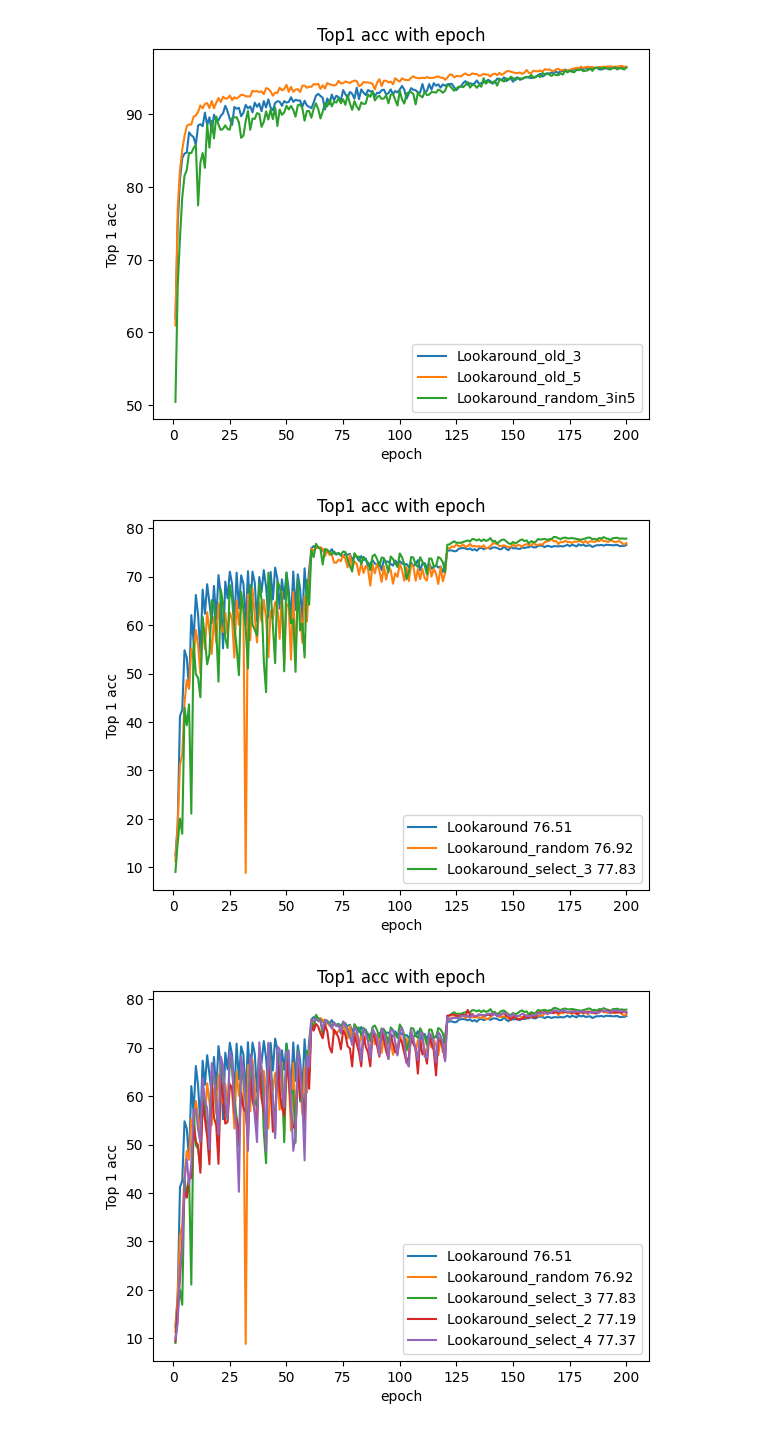
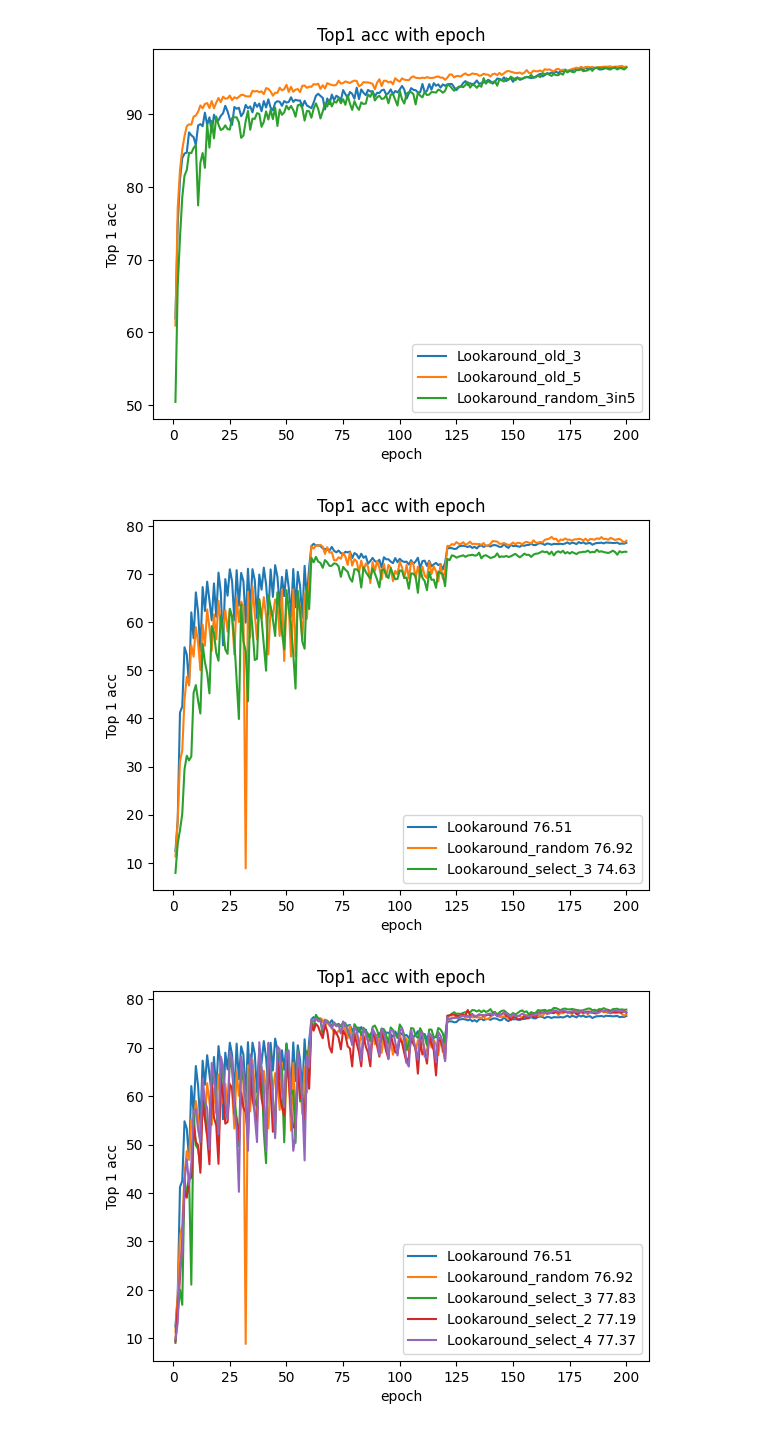
Before and after one commit to Isaray/labs_field, a Jupyter notebook: Lookaround/test.ipynb, the cells around one changed output. Cells and saved outputs as stored; diff of their text form; code cells hidden in the pictures.

```diff
--- a/Lookaround/test.ipynb
+++ b/Lookaround/test.ipynb
@@ -39,36 +39,39 @@ import numpy as np
 res_0 = np.load('out/resnet50_cifar100/TRAIN_Lookaround/five-new-train-1/test_acc.npy')
 res_1 = np.load('out/resnet50_cifar100/TRAIN_Lookaround/five-new-train-2/test_acc.npy')
 # res_1 = np.load('out/resnet50_cifar100/TRAIN_Lookaround/five-10-200/test_acc.npy')
 res_r_0 = np.load('out/resnet50_cifar100/TRAIN_Lookaround/five-rand-new-train-1/test_acc.npy')
 res_r_1 = np.load('out/resnet50_cifar100/TRAIN_Lookaround/five-rand-new-train-2/test_acc.npy')
 # res_old = np.load('out/resnet50_cifar100/TRAIN_Lookaround-0/test_acc.npy')
-res_100_1=np.load('out/resnet50_cifar100/TRAIN_LookaroundSelect/five-select-11/test_acc.npy')
-res_100_2=np.load('out/resnet50_cifar100/TRAIN_LookaroundSelect/five-select-12/test_acc.npy')
+# res_100_1=np.load('out/resnet50_cifar100/TRAIN_LookaroundSelect/five-select-11/test_acc.npy')
+# res_100_2=np.load('out/resnet50_cifar100/TRAIN_LookaroundSelect/five-select-12/test_acc.npy')
+res_100_1=np.load('out/resnet50_cifar100/TRAIN_LookaroundSelect/five-select-1-shuffle/test_acc.npy')
+res_100_2=np.load('out/resnet50_cifar100/TRAIN_LookaroundSelect/five-select-2-shuffle/test_acc.npy')
+
 res_s=(res_100_1[:,0]+res_100_2[:,0])/2
 res_r=(res_r_0[:,0]+res_r_1[:,0])/2
 res_old=(res_0[:,0]+res_1[:,0])/2
 # 打印读取的数据
 import matplotlib.pyplot as plt
 x=[i for i in range(1,201)]
 plt.plot(x, res_old)
 plt.plot(x, res_r)
 plt.plot(x, res_s)
 # last_index = len(x) - 1
 # last_y = res[last_index]
 # plt.annotate(f'y_old_3 = {last_y}', xy=(last_index, last_y), xytext=(0, 5), textcoords='offset points')
 # plt.annotate(f'y_old_5 = {last_y}', xy=(last_index, last_y), xytext=(0, 10), textcoords='offset points')
 # plt.annotate(f'y_random = {last_y}', xy=(last_index, last_y), xytext=(0, 10), textcoords='offset points')
 # plt.legend(["Lookaround","Lookaround_random","Lookaround_select"])
 plt.legend(["Lookaround "+str(res_old[-1]),"Lookaround_random "+str(res_r[-1]),"Lookaround_select_3 "+str(res_s[-1])])
 
 plt.title('Top1 acc with epoch')
 plt.xlabel('epoch')
 plt.ylabel('Top 1 acc')
 plt.savefig("test-new.png")
 
 # print("max old:",max(res_old),",max old 5:",max(res),",max random:",max(res_r))
 # %% [output]
-[figure, old version]
+[figure, new version]
 # %%
 import numpy as np
 
```
Also changed, not shown: parts of 5 cells of this notebook, 2 other files.
